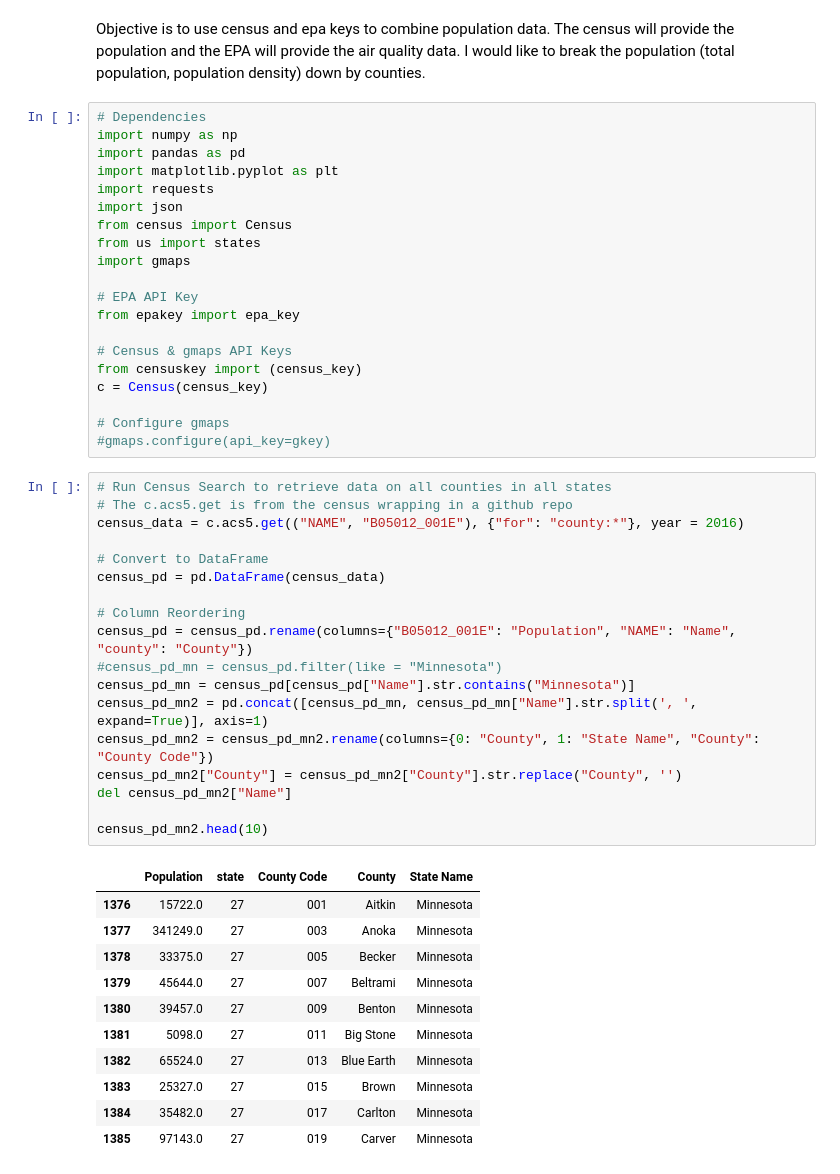
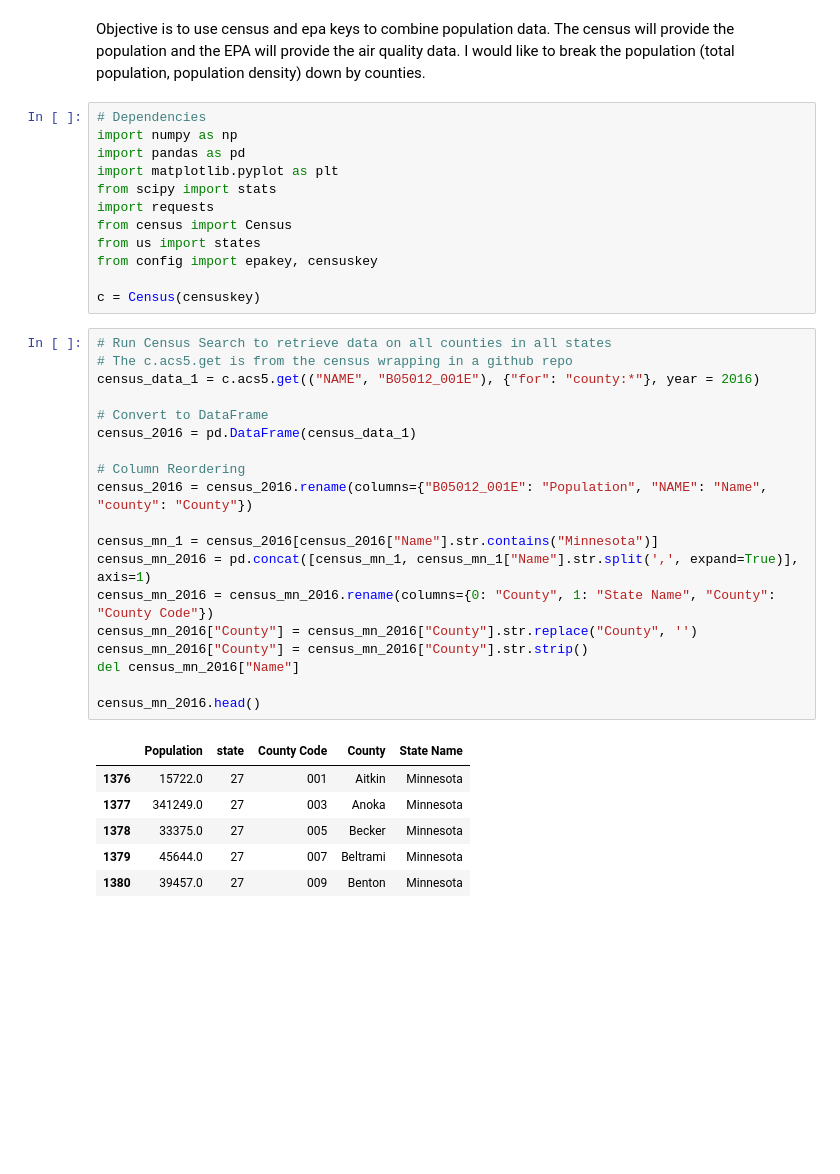
Before and after one commit to abbylemon/fake-news, a Jupyter notebook: air_quality_analysis.ipynb, the cells around one changed output. Drawn from its saved outputs; the diff is of its cells as text; blank space fills up the shorter version.

```diff
--- a/air_quality_analysis.ipynb
+++ b/air_quality_analysis.ipynb
@@ -7,48 +7,36 @@ I would like to break the population (total population, population density) down
 import numpy as np
 import pandas as pd
 import matplotlib.pyplot as plt
+from scipy import stats
 import requests
-import json
 from census import Census
 from us import states
-import gmaps
+from config import epakey, censuskey
 
-# EPA API Key
-from epakey import epa_key
-
-# Census & gmaps API Keys
-from censuskey import (census_key)
-c = Census(census_key)
-
-# Configure gmaps
-#gmaps.configure(api_key=gkey)
+c = Census(censuskey)
 # %%
 # Run Census Search to retrieve data on all counties in all states
 # The c.acs5.get is from the census wrapping in a github repo
-census_data = c.acs5.get(("NAME", "B05012_001E"), {"for": "county:*"}, year = 2016)
+census_data_1 = c.acs5.get(("NAME", "B05012_001E"), {"for": "county:*"}, year = 2016)
 
 # Convert to DataFrame
-census_pd = pd.DataFrame(census_data)
+census_2016 = pd.DataFrame(census_data_1)
 
 # Column Reordering
-census_pd = census_pd.rename(columns={"B05012_001E": "Population", "NAME": "Name", "county": "County"})
-#census_pd_mn = census_pd.filter(like = "Minnesota")
-census_pd_mn = census_pd[census_pd["Name"].str.contains("Minnesota")]
-census_pd_mn2 = pd.concat([census_pd_mn, census_pd_mn["Name"].str.split(', ', expand=True)], axis=1)
-census_pd_mn2 = census_pd_mn2.rename(columns={0: "County", 1: "State Name", "County": "County Code"})
-census_pd_mn2["County"] = census_pd_mn2["County"].str.replace("County", '')
-del census_pd_mn2["Name"]
+census_2016 = census_2016.rename(columns={"B05012_001E": "Population", "NAME": "Name", "county": "County"})
 
-census_pd_mn2.head(10)
+census_mn_1 = census_2016[census_2016["Name"].str.contains("Minnesota")]
+census_mn_2016 = pd.concat([census_mn_1, census_mn_1["Name"].str.split(',', expand=True)], axis=1)
+census_mn_2016 = census_mn_2016.rename(columns={0: "County", 1: "State Name", "County": "County Code"})
+census_mn_2016["County"] = census_mn_2016["County"].str.replace("County", '')
+census_mn_2016["County"] = census_mn_2016["County"].str.strip()
+del census_mn_2016["Name"]
+
+census_mn_2016.head()
 # %% [output]
 |  | Population | state | County Code | County | State Name |
 | 1376 | 15722.0 | 27 | 001 | Aitkin | Minnesota |
 | 1377 | 341249.0 | 27 | 003 | Anoka | Minnesota |
 | 1378 | 33375.0 | 27 | 005 | Becker | Minnesota |
 | 1379 | 45644.0 | 27 | 007 | Beltrami | Minnesota |
 | 1380 | 39457.0 | 27 | 009 | Benton | Minnesota |
-| 1381 | 5098.0 | 27 | 011 | Big Stone | Minnesota |
-| 1382 | 65524.0 | 27 | 013 | Blue Earth | Minnesota |
-| 1383 | 25327.0 | 27 | 015 | Brown | Minnesota |
-| 1384 | 35482.0 | 27 | 017 | Carlton | Minnesota |
-| 1385 | 97143.0 | 27 | 019 | Carver | Minnesota |
```
Also changed, not shown: parts of 11 cells of this notebook, 1 other file.
